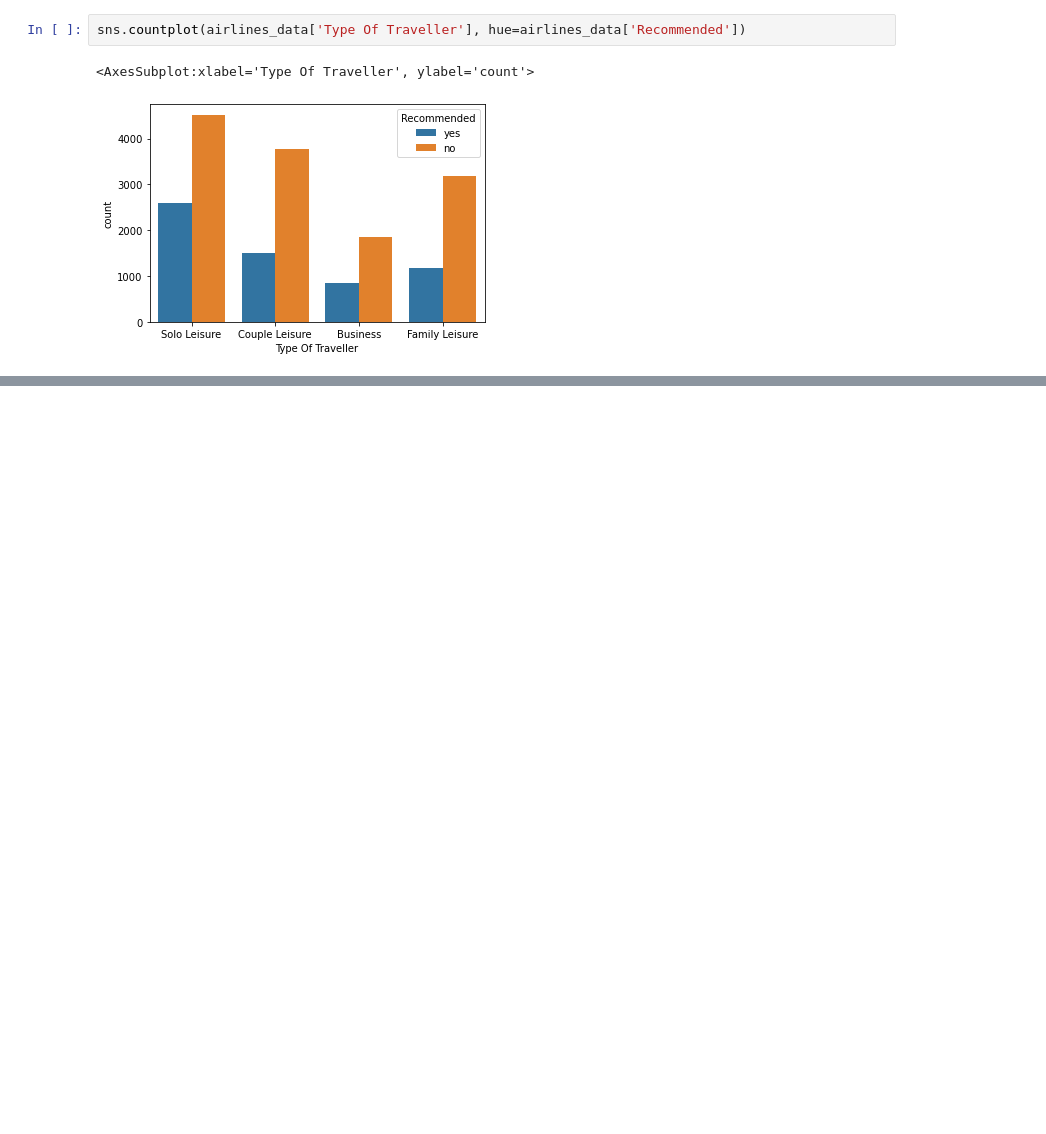
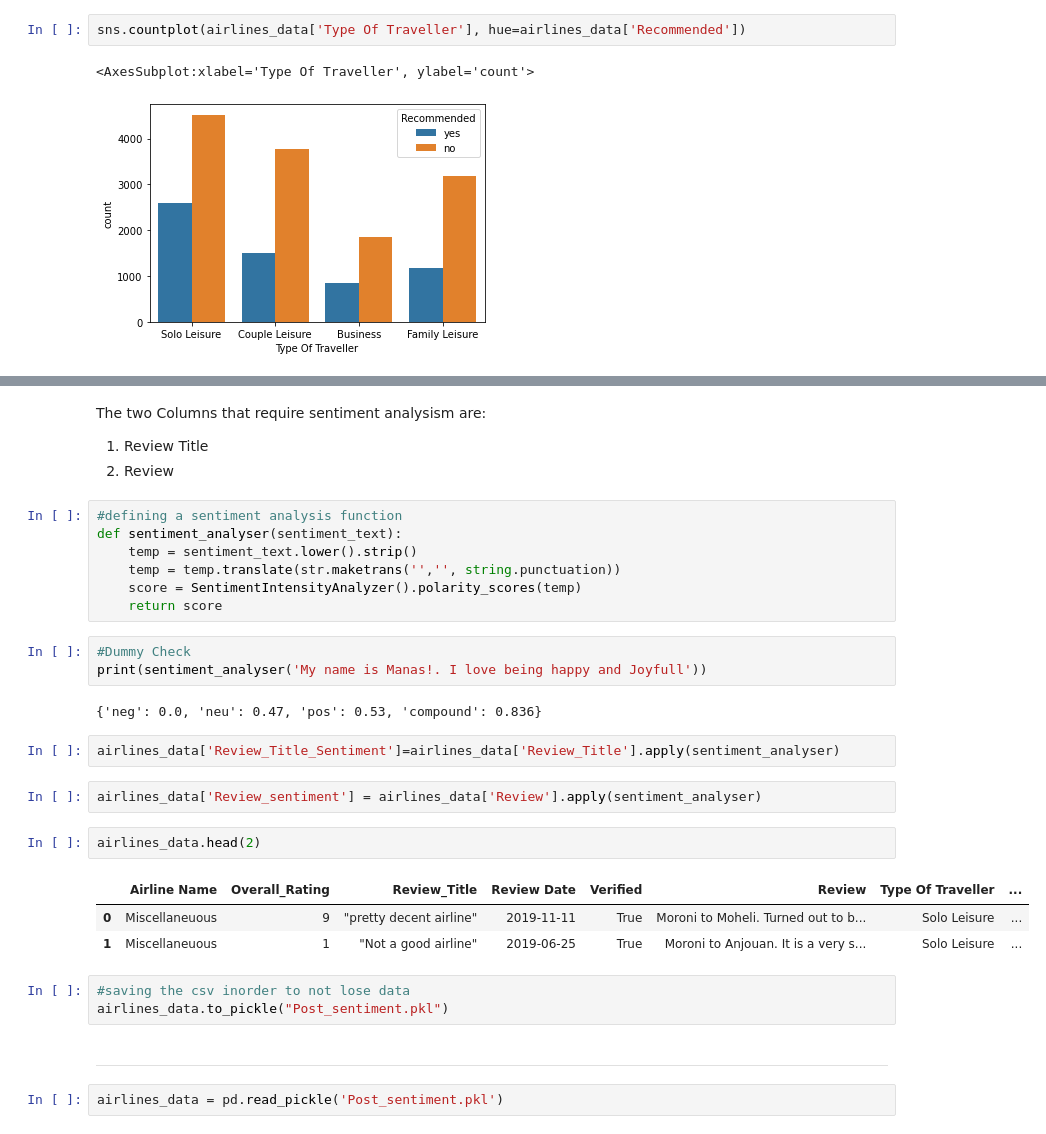
Before and after one commit to ManasRathi00/Airline-Review-Sentiment-Analysis---ML, a Jupyter notebook: Airline Review Sentiment Analysis - Classification Machine Learning Project.ipynb, the cells around one changed output, grey strips where cells are left out. Drawn from its saved outputs; the diff is of its cells as text; blank space fills up the shorter version.

Commit message:
Added sentiment analysis as well as added a new pickle file

```diff
--- a/Airline Review Sentiment Analysis - Classification Machine Learning Project.ipynb
+++ b/Airline Review Sentiment Analysis - Classification Machine Learning Project.ipynb
@@ -490,0 +589,34 @@ for col in numerical_columns:
+# %% [markdown]
+The two Columns that require sentiment analysism are:
+<ol>
+    <li>Review Title</li>
+    <li>Review</li>
+# %%
+#defining a sentiment analysis function
+def sentiment_analyser(sentiment_text):
+    temp = sentiment_text.lower().strip()
+    temp = temp.translate(str.maketrans('','', string.punctuation))
+    score = SentimentIntensityAnalyzer().polarity_scores(temp)
+    return score
+# %%
+#Dummy Check
+print(sentiment_analyser('My name is Manas!. I love being happy and Joyfull'))
+# %% [output]
+{'neg': 0.0, 'neu': 0.47, 'pos': 0.53, 'compound': 0.836}
+# %%
+airlines_data['Review_Title_Sentiment']=airlines_data['Review_Title'].apply(sentiment_analyser)
+# %%
+airlines_data['Review_sentiment'] = airlines_data['Review'].apply(sentiment_analyser)
+# %%
+airlines_data.head(2)
+# %% [output]
+|  | Airline Name | Overall_Rating | Review_Title | Review Date | Verified | Review | Type Of Traveller | ... |
+| 0 | Miscellaneuous | 9 | "pretty decent airline" | 2019-11-11 | True | Moroni to Moheli. Turned out to b... | Solo Leisure | ... |
+| 1 | Miscellaneuous | 1 | "Not a good airline" | 2019-06-25 | True | Moroni to Anjouan. It is a very s... | Solo Leisure | ... |
+# %%
+#saving the csv inorder to not lose data
+airlines_data.to_pickle("Post_sentiment.pkl")
+# %% [markdown]
+__________________________________________________________________________________________________________________
+# %%
+airlines_data = pd.read_pickle('Post_sentiment.pkl')
```
Also changed, not shown: parts of 40 cells of this notebook, 1 other file.
